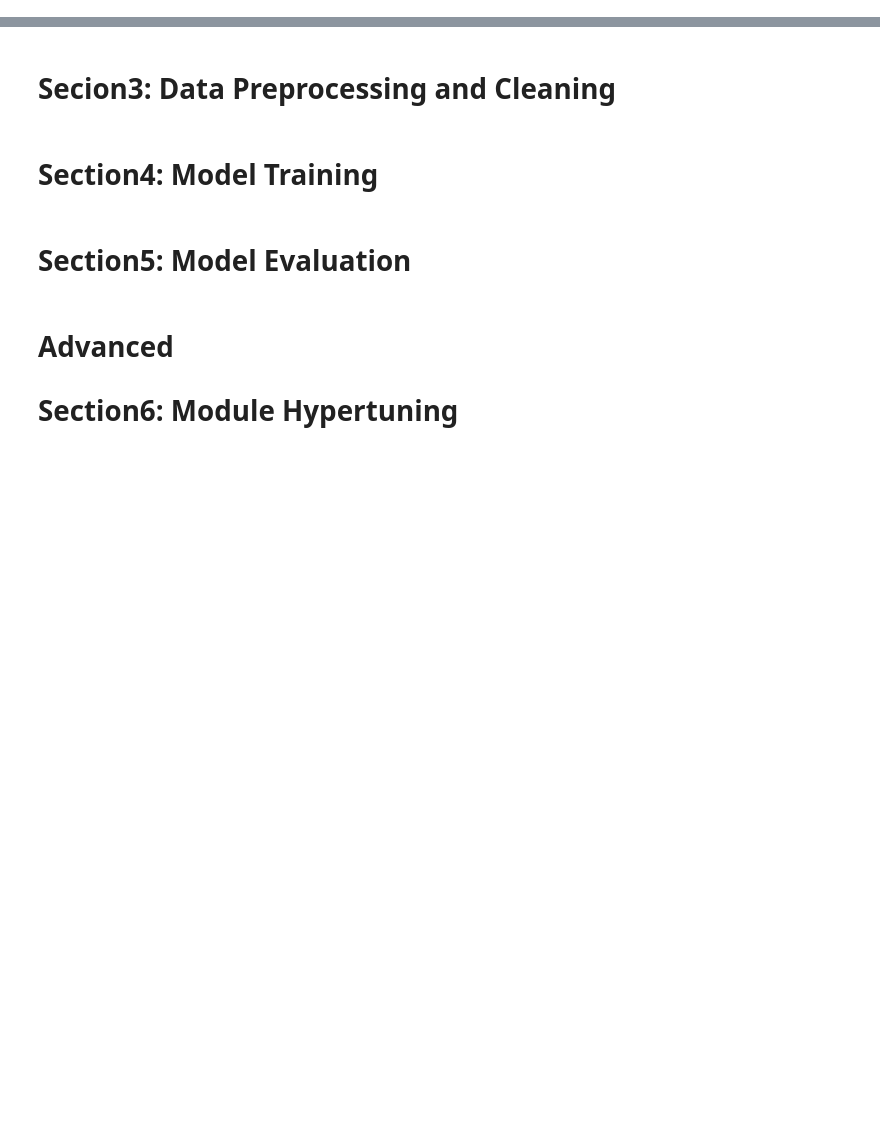
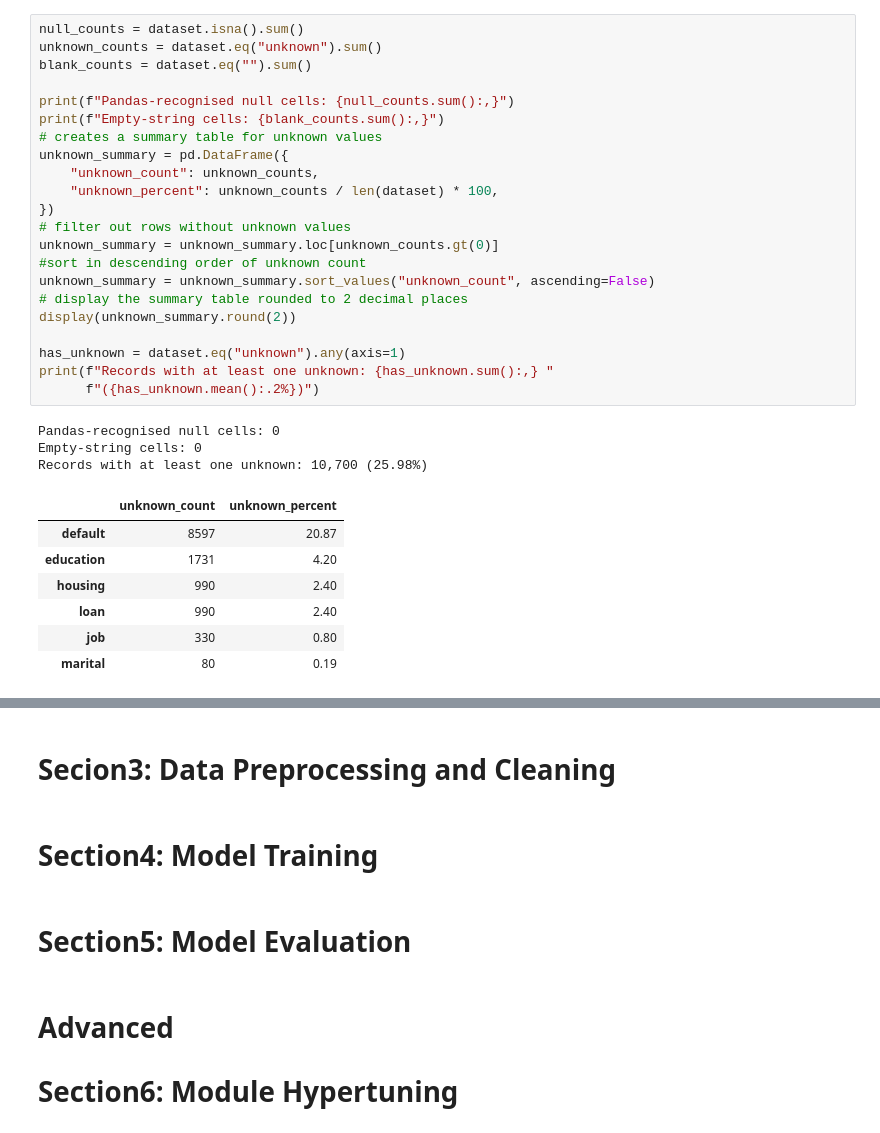
Before and after one commit to LWSE13/ML_bank_marketing_classification_model, a Jupyter notebook: Report.ipynb, the cells around one changed output, grey strips where cells are left out. Drawn from its saved outputs; the diff is of its cells as text; blank space fills up the shorter version.

```diff
--- a/Report.ipynb
+++ b/Report.ipynb
@@ -84,0 +76,33 @@ Removing rows with unknown values would push the percentage of customers saying
+# %%
+null_counts = dataset.isna().sum()
+unknown_counts = dataset.eq("unknown").sum()
+blank_counts = dataset.eq("").sum()
+
+print(f"Pandas-recognised null cells: {null_counts.sum():,}")
+print(f"Empty-string cells: {blank_counts.sum():,}")
+# creates a summary table for unknown values
+unknown_summary = pd.DataFrame({
+    "unknown_count": unknown_counts,
+    "unknown_percent": unknown_counts / len(dataset) * 100,
+})
+# filter out rows without unknown values
+unknown_summary = unknown_summary.loc[unknown_counts.gt(0)]
+#sort in descending order of unknown count
+unknown_summary = unknown_summary.sort_values("unknown_count", ascending=False)
+# display the summary table rounded to 2 decimal places
+display(unknown_summary.round(2))
+
+has_unknown = dataset.eq("unknown").any(axis=1)
+print(f"Records with at least one unknown: {has_unknown.sum():,} "
+      f"({has_unknown.mean():.2%})")
+# %% [output]
+Pandas-recognised null cells: 0
+Empty-string cells: 0
+Records with at least one unknown: 10,700 (25.98%)
+|  | unknown_count | unknown_percent |
+| default | 8597 | 20.87 |
+| education | 1731 | 4.20 |
+| housing | 990 | 2.40 |
+| loan | 990 | 2.40 |
+| job | 330 | 0.80 |
+| marital | 80 | 0.19 |
```
Also changed, not shown: parts of 19 cells of this notebook.
